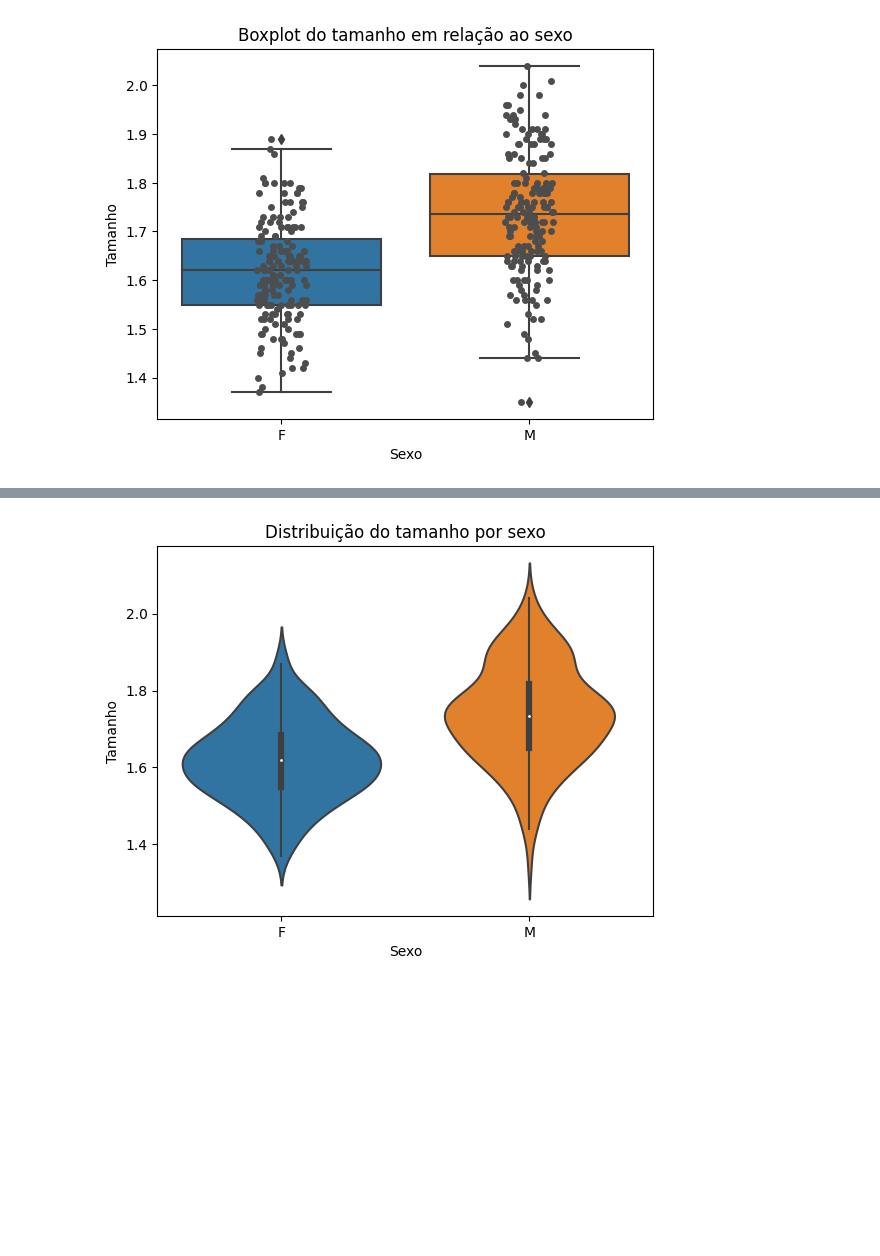
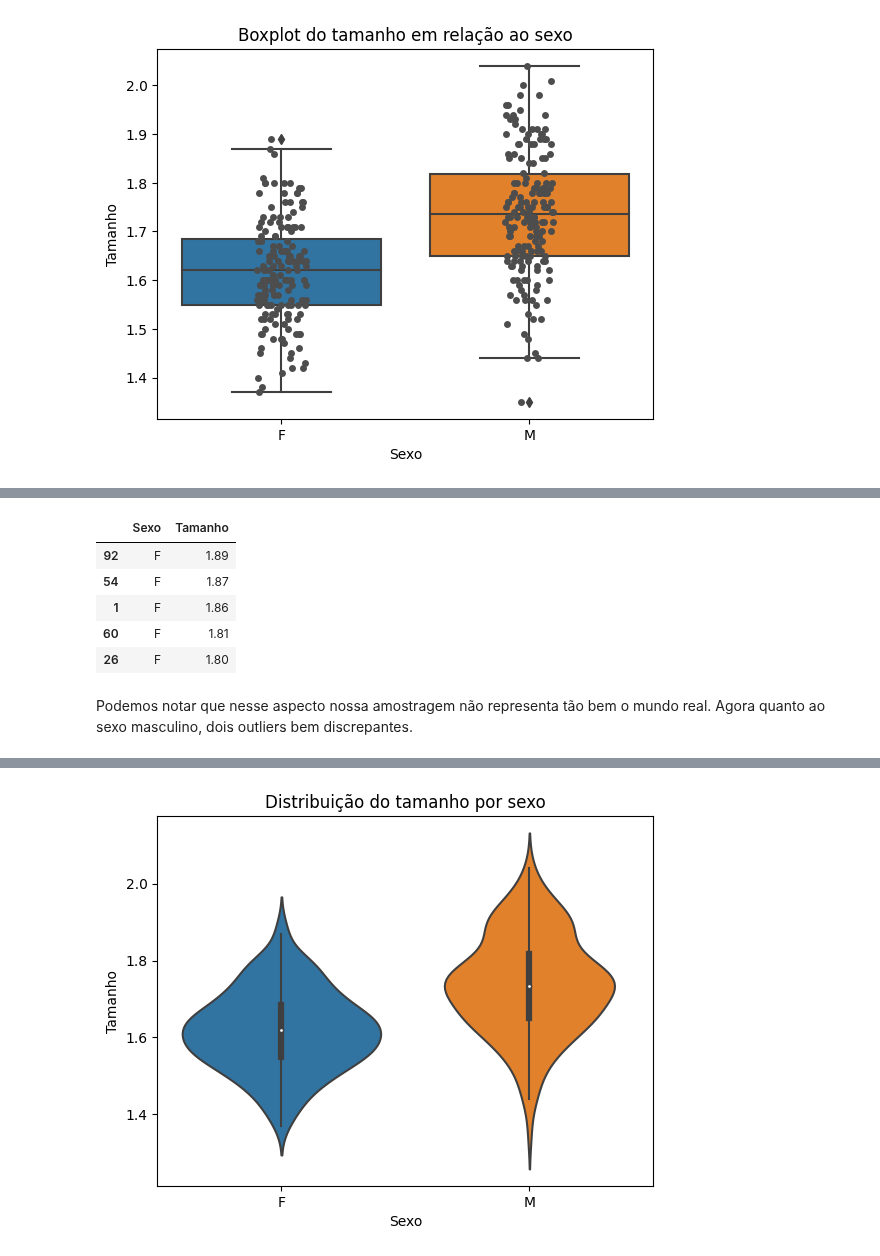
Before and after one commit to kauebr/Estudando, a Jupyter notebook: Estatistica/Estatística descritiva bivariada/Variável quantitativa x variável qualitativa.ipynb, the cells around one changed output, grey strips where cells are left out. Saved outputs shown, nothing was run; the diff lists cells and outputs as text; code cells hidden in the pictures; blank space fills up the shorter version.

```diff
--- a/Estatistica/Estatística descritiva bivariada/Variável quantitativa x variável qualitativa.ipynb
+++ b/Estatistica/Estatística descritiva bivariada/Variável quantitativa x variável qualitativa.ipynb
@@ -127,0 +161,14 @@ plt.show()
+# %%
+# Código para as 5 mulheres mais altas
+df_filtro = dados[(dados['Sexo'] == "F")]
+df_filtro.nlargest(5, "Tamanho")
+# %% [output]
+|  | Sexo | Tamanho |
+| 92 | F | 1.89 |
+| 54 | F | 1.87 |
+| 1 | F | 1.86 |
+| 60 | F | 1.81 |
+| 26 | F | 1.80 |
+# %% [markdown]
+Podemos notar que nesse aspecto nossa amostragem não representa tão bem o mundo real.
+Agora quanto ao sexo masculino, dois outliers bem discrepantes.
```
Also changed, not shown: parts of 18 cells of this notebook.
